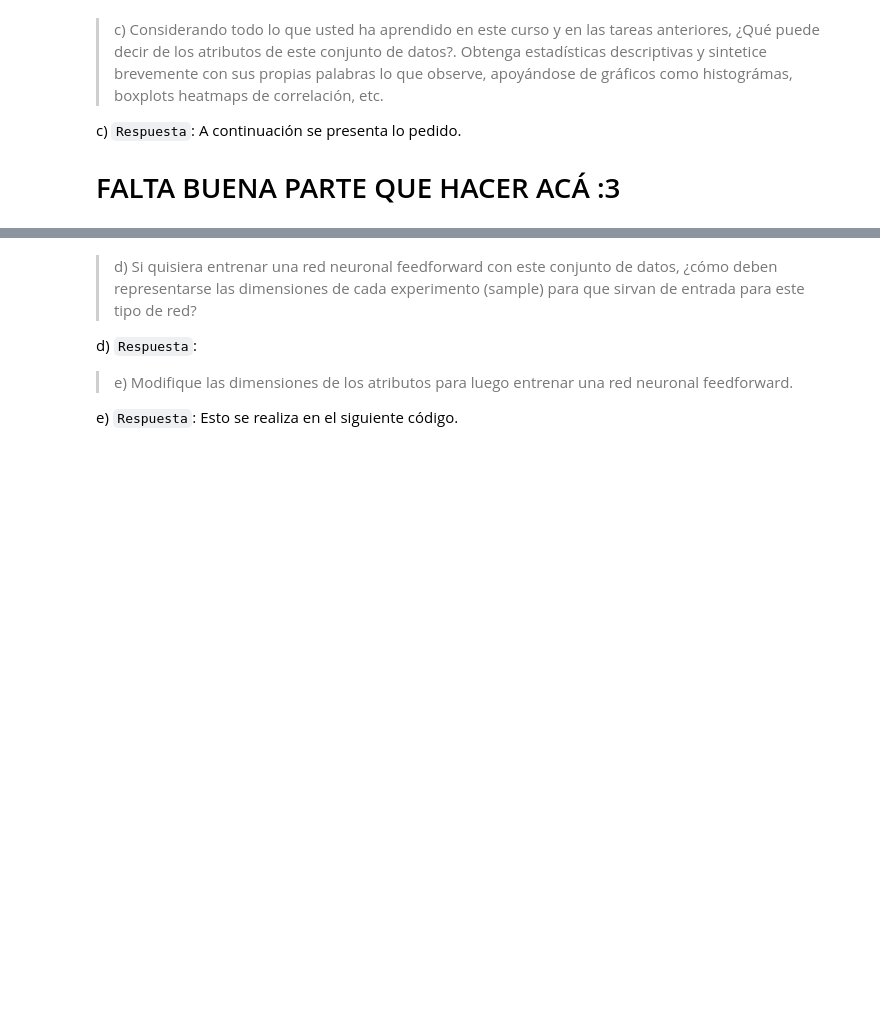
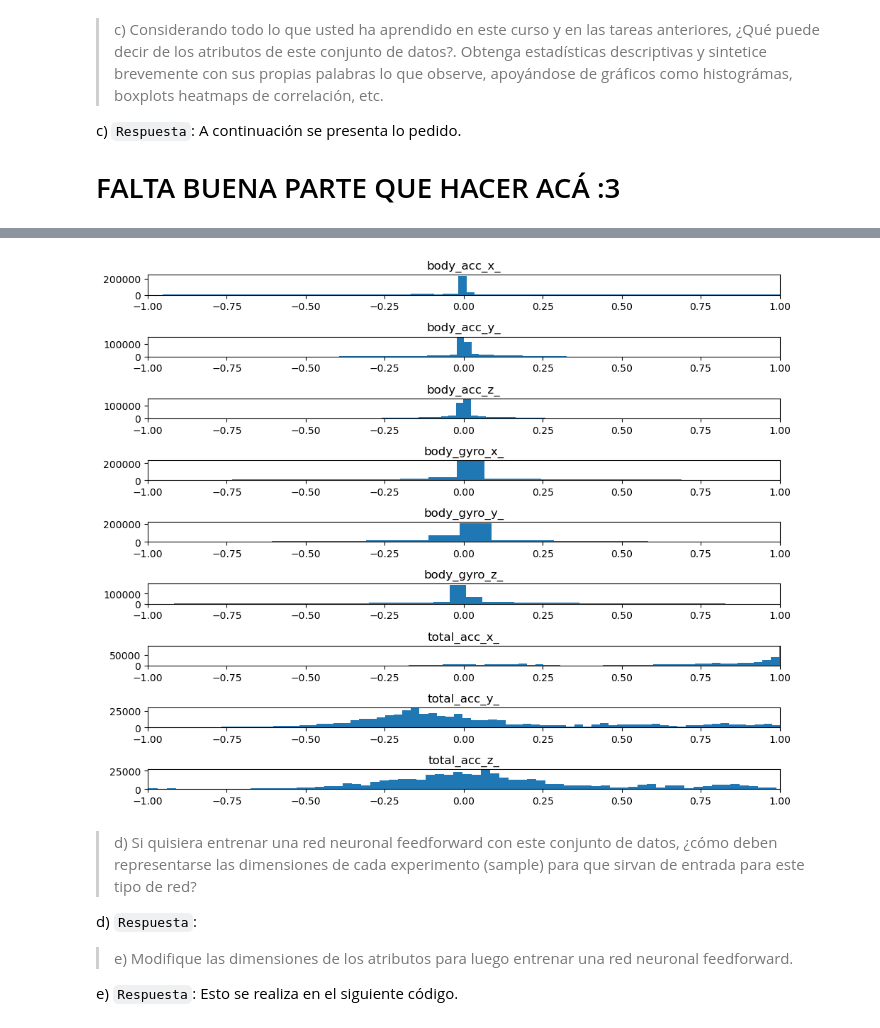
Before and after one commit to Diego-Astaburuaga/Tarea-2-IML, a Jupyter notebook: Entregable_Tarea_2.ipynb, the cells around one changed output, grey strips where cells are left out. Cells and saved outputs as stored; diff of their text form; code cells hidden in the pictures; blank space fills up the shorter version.

```diff
--- a/Entregable_Tarea_2.ipynb
+++ b/Entregable_Tarea_2.ipynb
@@ -1049,0 +1089,5 @@ c) `Respuesta`: A continuación se presenta lo pedido.
+# %%
+N = 128
+f_s = 50
+t_n = 2.56
+T = t_n / N
@@ -1050,3 +1177,37 @@ c) `Respuesta`: A continuación se presenta lo pedido.
+# %%
+def plot_distributions(trainX):
+    # Remove overlap
+    cut_index = int(trainX.shape[1] / 2)
+    longX = trainX[:, -cut_index:, :]
+
+    # Flatten windows
+    flattened_data = longX.reshape((longX.shape[0] * longX.shape[1], longX.shape[2]))
+
+    # Calculate the number of features (columns)
+    num_features = flattened_data.shape[1]
+
+    # Calculate the number of rows and columns for subplots
+    num_rows = num_features
+    num_cols = 1
+
+    # Create subplots
+    fig, axes = plt.subplots(num_rows, num_cols, figsize=(10, 8))
+
+    # Plot distributions in subplots
+    for i, ax in enumerate(axes):
+        ax.hist(flattened_data[:, i], bins=100)
+        ax.set_xlim(-1, 1)
+        ax.set_title(SIGNALS[i])
+
+    # Adjust the spacing between subplots
+    plt.tight_layout()
+
+    # Show the plot
+    plt.show()
+# %%
+plot_distributions(x_train)
+# %% [output]
+[figure, added]
 # %% [markdown]
 > d) Si quisiera entrenar una red neuronal feedforward con este conjunto de datos, ¿cómo deben representarse las dimensiones de cada experimento (sample) para que sirvan de entrada para este tipo de red?
 
```
Also changed, not shown: parts of 10 cells of this notebook.
